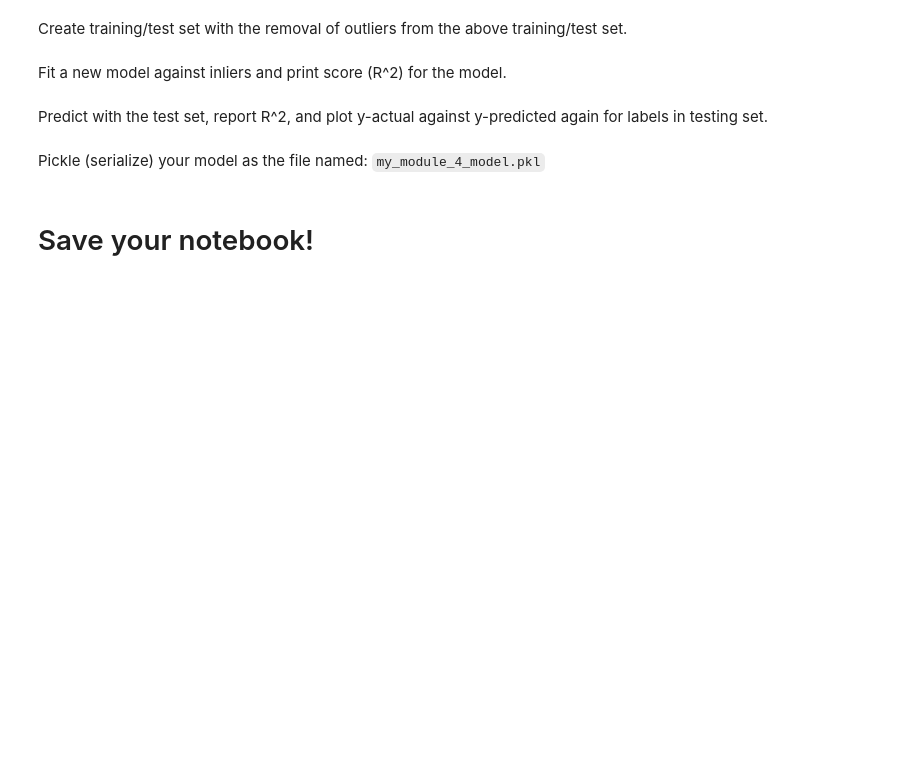
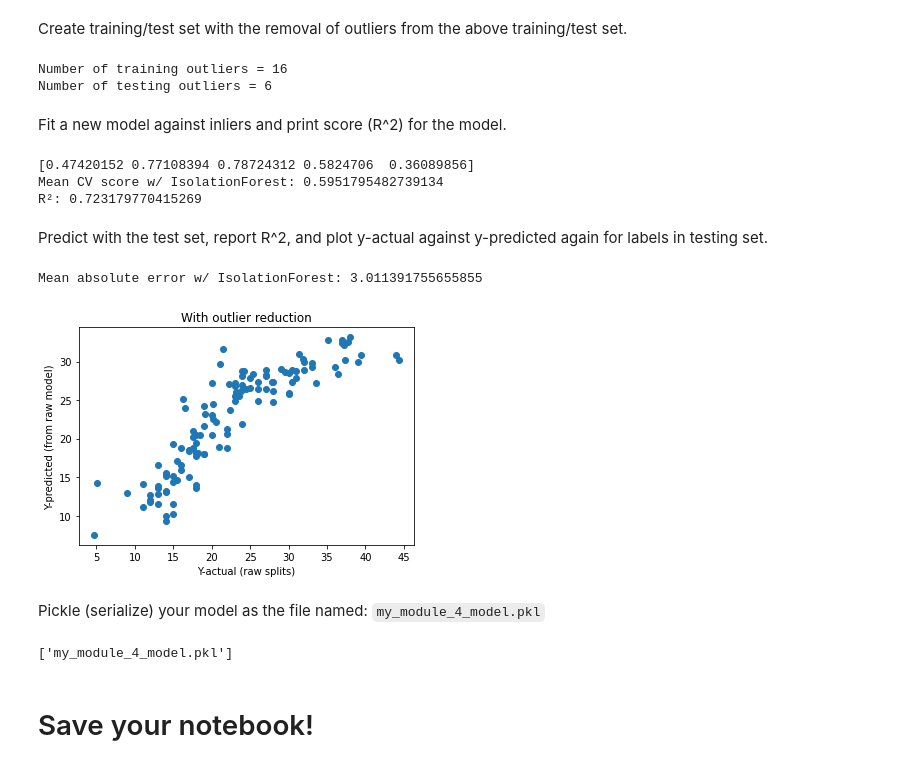
Before and after one commit to SteeltownRiot/DSA, a Jupyter notebook: DSA-8010 Applied Machine Learning/Module 4 - Unsupervised Learning--Clustering & Anomaly Detection/Exercises/AnomalyDetection.ipynb, the cells around one changed output. Cells and saved outputs as stored; diff of their text form; code cells hidden in the pictures; blank space fills up the shorter version.

```diff
--- a/DSA-8010 Applied Machine Learning/Module 4 - Unsupervised Learning--Clustering & Anomaly Detection/Exercises/AnomalyDetection.ipynb
+++ b/DSA-8010 Applied Machine Learning/Module 4 - Unsupervised Learning--Clustering & Anomaly Detection/Exercises/AnomalyDetection.ipynb
@@ -75,2 +130,22 @@ Create training/test set with the removal of outliers from the above training/te
+# %%
+# Complete code below this comment  (Question #E007)
+# ----------------------------------
+# Construct IsolationForest
+iso_forest = IsolationForest(contamination = 0.05).fit(X, y)
+
+# Get labels from classifier and cull outliers
+train_iso_outliers = iso_forest.predict(X_train) == -1
+test_iso_outliers = iso_forest.predict(X_test) == -1
+
+X_train_iso = X_train[~train_iso_outliers]
+y_train_iso = y_train[~train_iso_outliers]
+X_test_iso = X_test[~test_iso_outliers]
+y_test_iso = y_test[~test_iso_outliers]
+
+print("Number of training outliers =", np.sum(train_iso_outliers))
+print("Number of testing outliers =", np.sum(test_iso_outliers))
+# %% [output]
+Number of training outliers = 16
+Number of testing outliers = 6
 # %% [markdown]
 Fit a new model against inliers and print score (R^2) for the model.
@@ -80,2 +152,19 @@ Fit a new model against inliers and print score (R^2) for the model.
+# %%
+# Complete code below this comment  (Question #E008)
+# ----------------------------------
+iso_model = LinearRegression()
+iso_model.fit(X_train_iso, y_train_iso)
+
+# Cross validate the new model
+iso_cross_scores = cross_val_score(estimator=iso_model, X = X_train_iso, y = y_train_iso)
+iso_r_score = iso_model.score(X_train_iso, y_train_iso)
+
+print(iso_cross_scores)
+print("Mean CV score w/ IsolationForest:", np.mean(iso_cross_scores))
+print("R²:", iso_r_score)
+# %% [output]
+[0.47420152 0.77108394 0.78724312 0.5824706  0.36089856]
+Mean CV score w/ IsolationForest: 0.5951795482739134
+R²: 0.723179770415269
 # %% [markdown]
 Predict with the test set, report R^2, and plot y-actual against y-predicted again for labels in testing set.
@@ -85,7 +171,24 @@ Predict with the test set, report R^2, and plot y-actual against y-predicted aga
+# %%
+# Complete code below this comment  (Question #E009)
+# ----------------------------------
+iso_predictions = iso_model.predict(X_test_iso)
+print("Mean absolute error w/ IsolationForest:", mean_absolute_error(y_test_iso, iso_predictions))
+
+plt.scatter(y_test_iso, iso_predictions)
+plt.title("With outlier reduction")
+plt.xlabel("Y-actual (raw splits)")
+plt.ylabel("Y-predicted (from raw model)")
+plt.show()
+# %% [output]
+Mean absolute error w/ IsolationForest: 3.011391755655855
+[figure, added]
 # %% [markdown]
 Pickle (serialize) your model as the file named: `my_module_4_model.pkl`
 # %%
 # Complete code below this comment  (Question #E010)
 # ----------------------------------
+joblib.dump(iso_model, 'my_module_4_model.pkl')
+# %% [output]
+['my_module_4_model.pkl']
 # %% [markdown]
 # Save your notebook!
```
Also changed, not shown: parts of 13 cells of this notebook, 1 other file.
